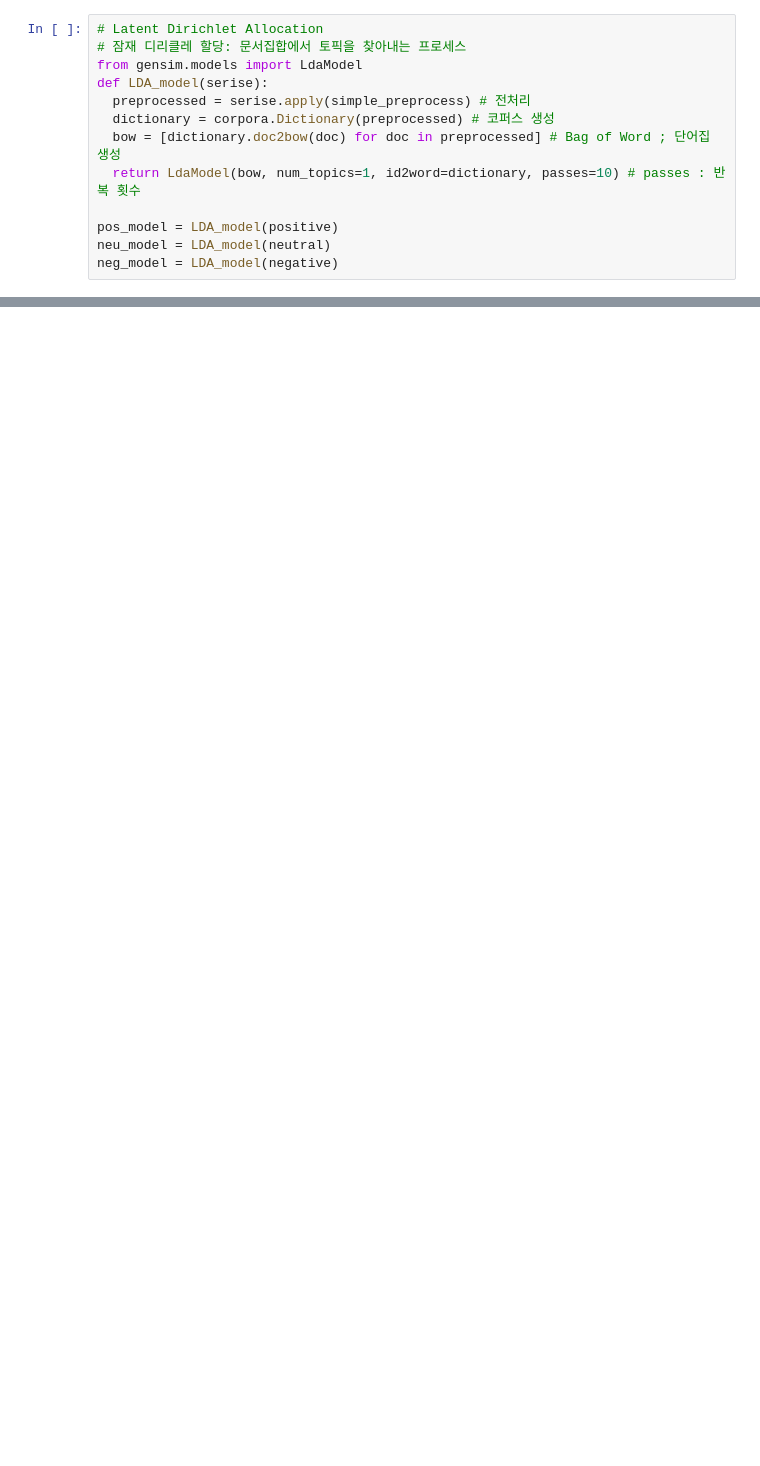
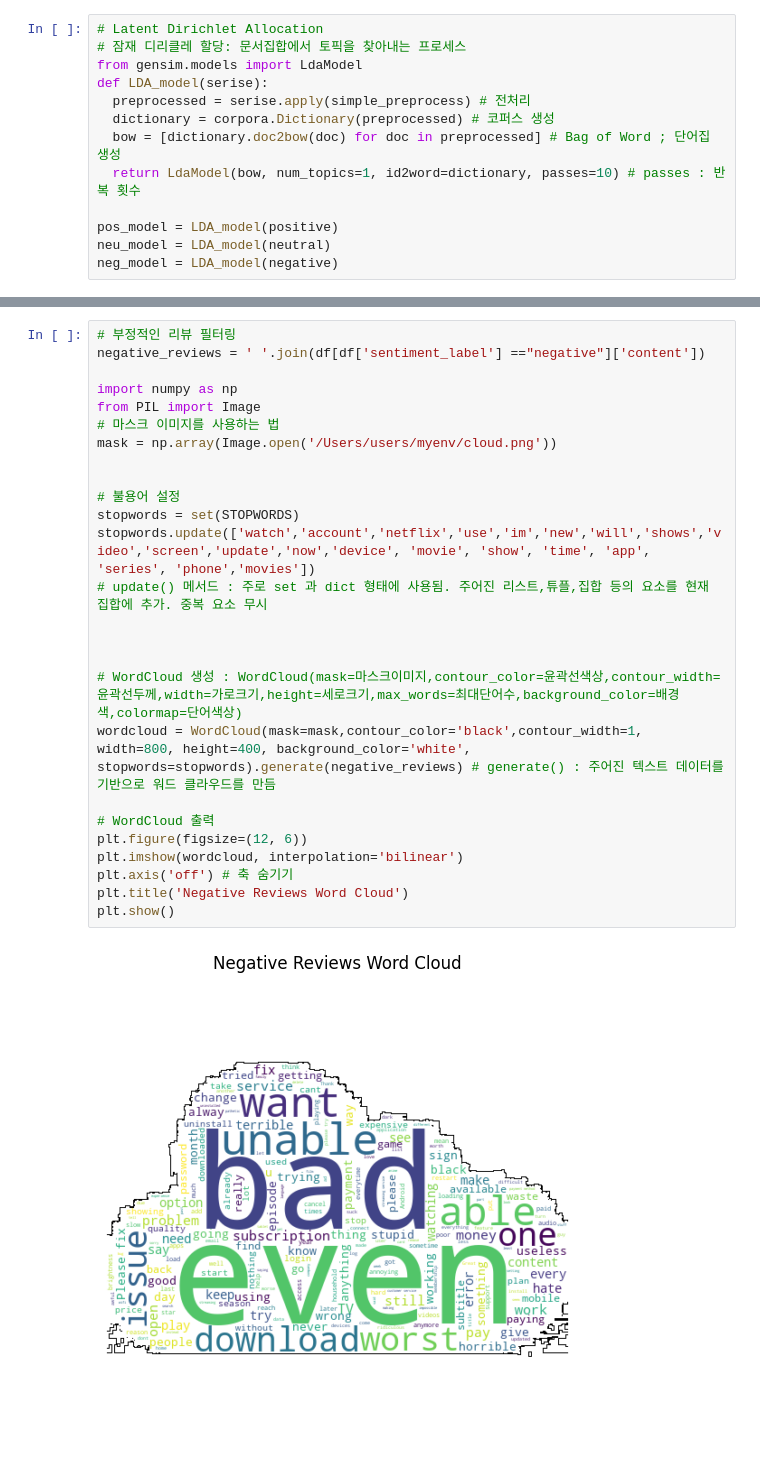
Before and after one commit to polaris0208/team_assignment, a Jupyter notebook: team_10_WordCloud.ipynb, the cells around one changed output, grey strips where cells are left out. Saved outputs shown, nothing was run; the diff lists cells and outputs as text; blank space fills up the shorter version.

Commit message:
update wordcloud

```diff
--- a/team_10_WordCloud.ipynb
+++ b/team_10_WordCloud.ipynb
@@ -410,0 +438,28 @@ plt.show()
+# %%
+# 부정적인 리뷰 필터링
+negative_reviews = ' '.join(df[df['sentiment_label'] =="negative"]['content'])
+
+import numpy as np
+from PIL import Image
+# 마스크 이미지를 사용하는 법
+mask = np.array(Image.open('/Users/users/myenv/cloud.png'))
+
+
+# 불용어 설정
+stopwords = set(STOPWORDS)
+stopwords.update(['watch','account','netflix','use','im','new','will','shows','video','screen','update','now','device', 'movie', 'show', 'time', 'app', 'series', 'phone','movies'])
+# update() 메서드 : 주로 set 과 dict 형태에 사용됨. 주어진 리스트,튜플,집합 등의 요소를 현재 집합에 추가. 중복 요소 무시
+
+
+
+# WordCloud 생성 : WordCloud(mask=마스크이미지,contour_color=윤곽선색상,contour_width=윤곽선두께,width=가로크기,height=세로크기,max_words=최대단어수,background_color=배경색,colormap=단어색상)
+wordcloud = WordCloud(mask=mask,contour_color='black',contour_width=1, width=800, height=400, background_color='white', stopwords=stopwords).generate(negative_reviews) # generate() : 주어진 텍스트 데이터를 기반으로 워드 클라우드를 만듬
+
+# WordCloud 출력
+plt.figure(figsize=(12, 6))
+plt.imshow(wordcloud, interpolation='bilinear')
+plt.axis('off') # 축 숨기기
+plt.title('Negative Reviews Word Cloud')
+plt.show()
+# %% [output]
+[figure, added]
```
Also changed, not shown: parts of 11 cells of this notebook, 2 other files.
